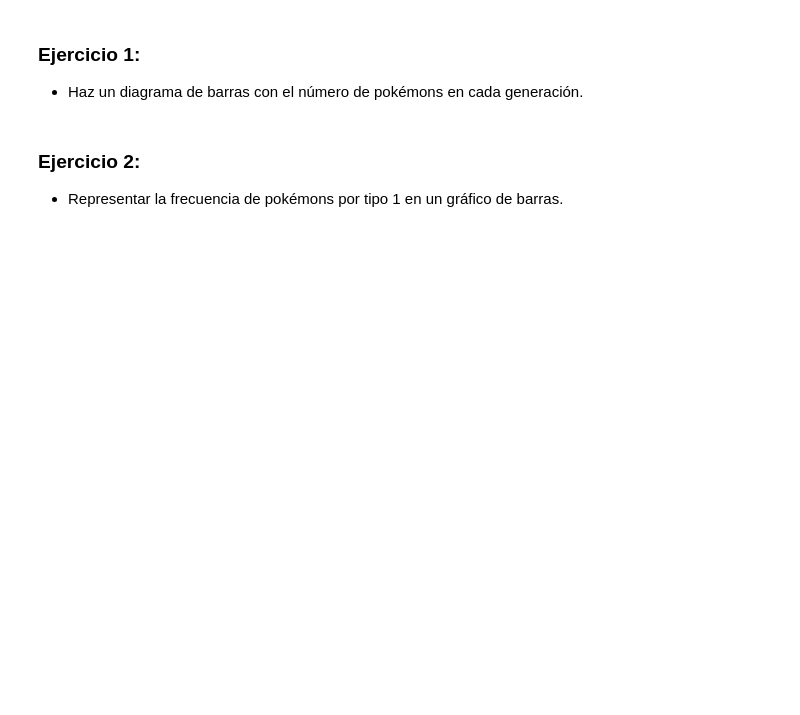
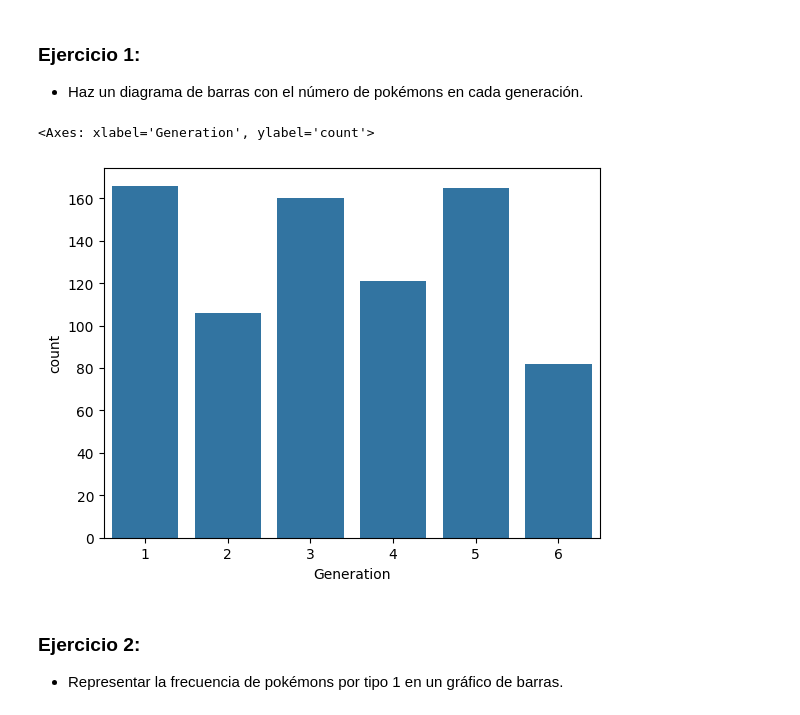
Before and after one commit to mplazap/Bootcamp_ejercicios, a Jupyter notebook: Tema 3 - Data Science/08.- Seaborn/08.seaborn_ejercicios.ipynb, the cells around one changed output. Saved outputs shown, nothing was run; the diff lists cells and outputs as text; code cells hidden in the pictures; blank space fills up the shorter version.

```diff
--- a/Tema 3 - Data Science/08.- Seaborn/08.seaborn_ejercicios.ipynb
+++ b/Tema 3 - Data Science/08.- Seaborn/08.seaborn_ejercicios.ipynb
@@ -17,3 +22,6 @@ print(f"seaborn=={sns.__version__}")
 # %% [markdown]
 ### Ejercicio 0:
 - Lee el archivo **`pokemon.csv`** y guardalo en la variable **`df`**.
+# %%
+df = pd.read_csv('../Data/Pokemon.csv')
+df.head(3)
@@ -20,6 +33,12 @@ print(f"seaborn=={sns.__version__}")
 # %% [markdown]
 ### Ejercicio 1:
 - Haz un diagrama de barras con el número de pokémons en cada generación.
+# %%
+# Countplot ya qu enos piden el numero de pokemons, nos piden el conteo
+sns.countplot(df, x = 'Generation')
+# %% [output]
+<Axes: xlabel='Generation', ylabel='count'>
+[figure, added]
 # %% [markdown]
 ### Ejercicio 2:
 - Representar la frecuencia de pokémons por tipo 1 en un gráfico de barras.
```
Also changed, not shown: parts of 10 cells of this notebook.
